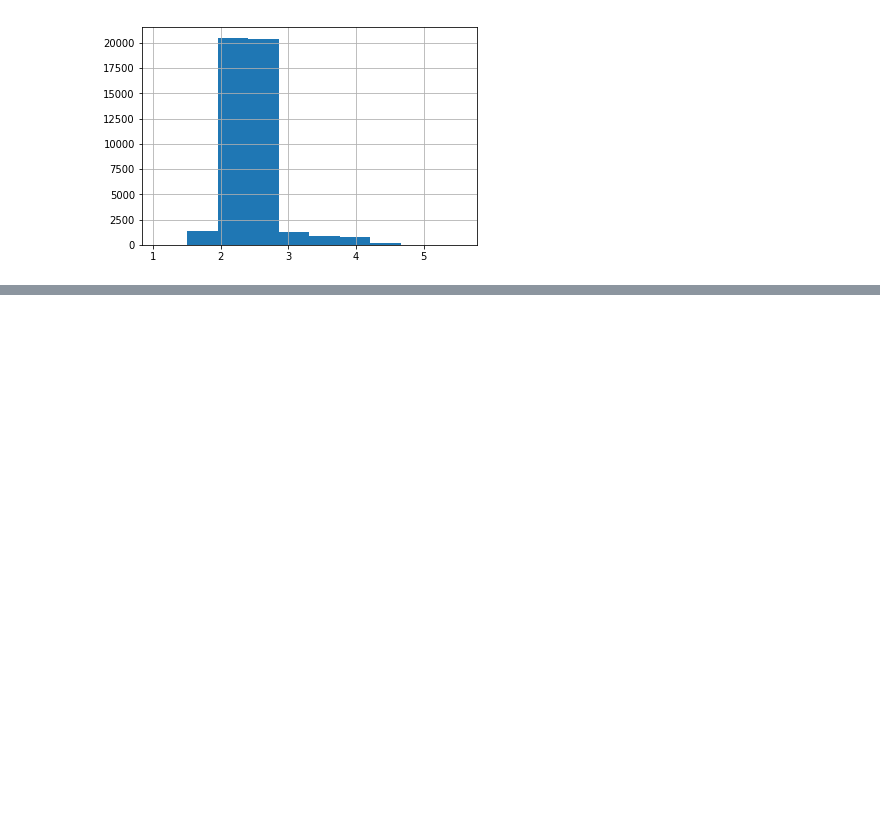
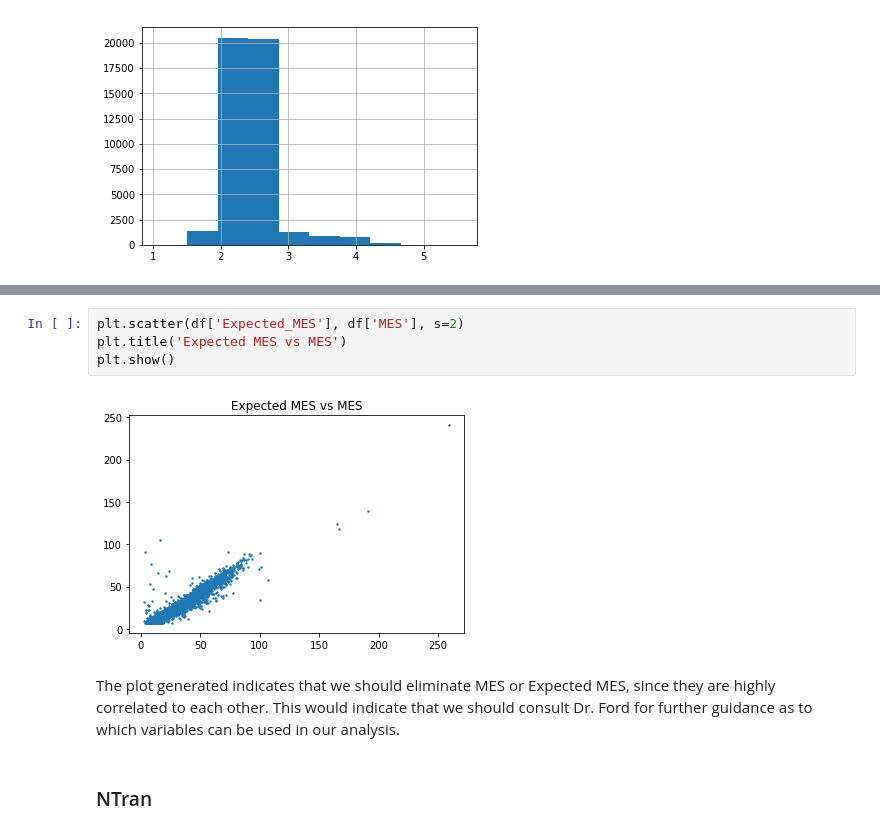
Before and after one commit to yutarochan/DS440, a Jupyter notebook: notebooks/TCES Analysis.ipynb, the cells around one changed output, grey strips where cells are left out. Cells and saved outputs as stored; diff of their text form; blank space fills up the shorter version.

Commit message:
(update) Complete tces eda analysis

```diff
--- a/notebooks/TCES Analysis.ipynb
+++ b/notebooks/TCES Analysis.ipynb
@@ -226,0 +259,11 @@ df['Expected_MES'].transform(np.log).hist()
+# %%
+plt.scatter(df['Expected_MES'], df['MES'], s=2)
+plt.title('Expected MES vs MES')
+plt.show()
+# %% [output]
+[figure, added]
+# %% [markdown]
+The plot generated indicates that we should eliminate MES or Expected MES, since they are highly correlated to each other.
+This would indicate that we should consult Dr. Ford for further guidance as to which variables can be used in our analysis.
+# %% [markdown]
+### NTran
```
Also changed, not shown: parts of 74 cells of this notebook.
